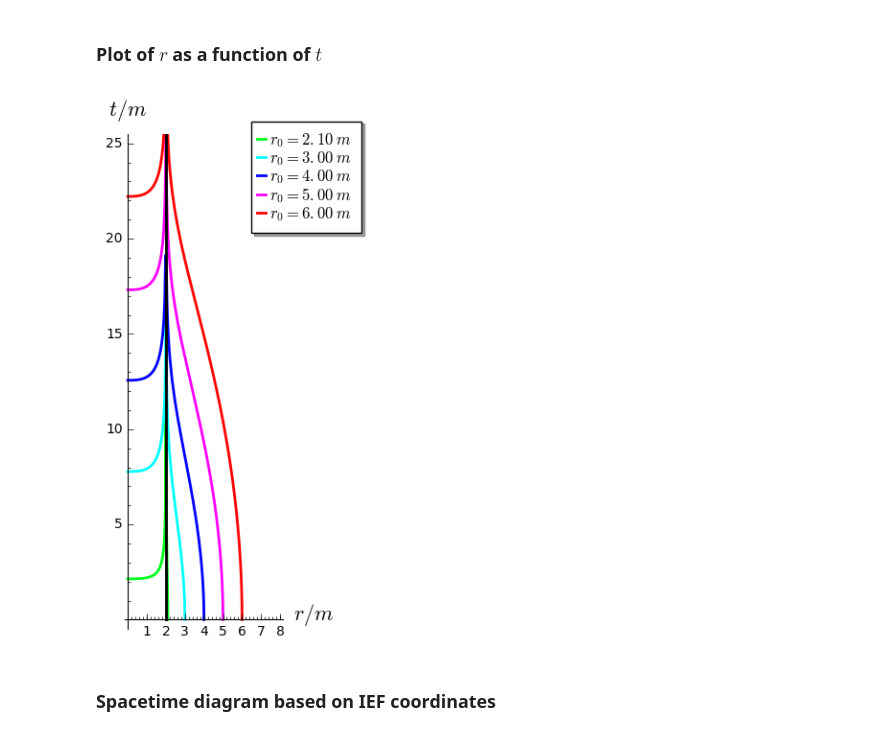
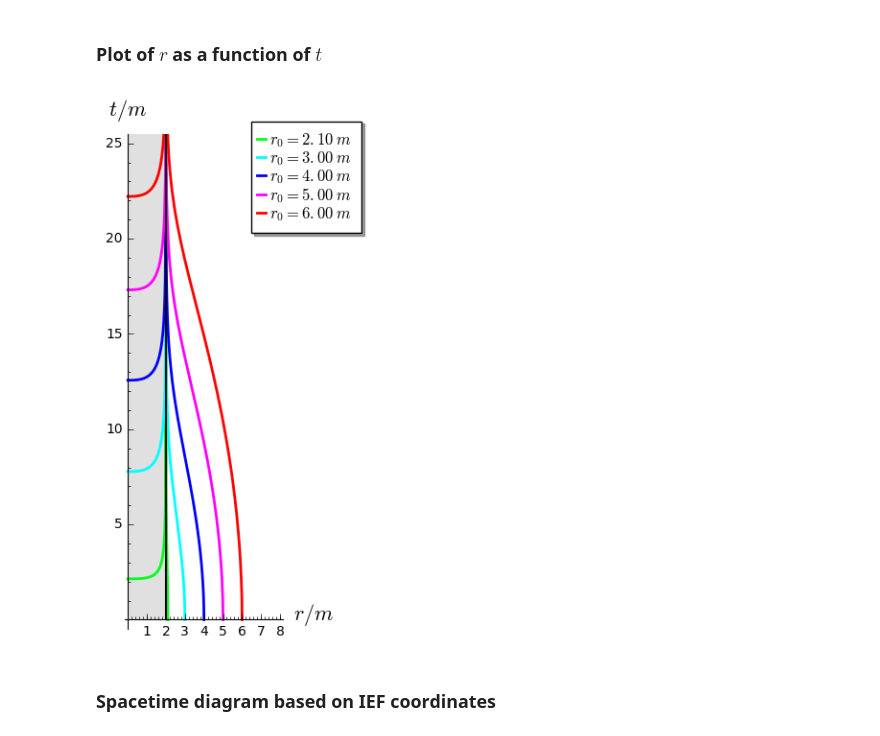
Before and after one commit to egourgoulhon/BHLectures, a Jupyter notebook: sage/ges_radial_free_fall.ipynb, the cells around one changed output. Cells and saved outputs as stored; diff of their text form; code cells hidden in the pictures.

```diff
--- a/sage/ges_radial_free_fall.ipynb
+++ b/sage/ges_radial_free_fall.ipynb
@@ -111,17 +111,18 @@ graph.save("ges_radial_infall_tau.pdf", aspect_ratio=1,
 # %%
 graph = Graphics()
 for r0_val in r0_values:
     t1 = t.subs({r0: r0_val})
     r1 = r.subs({r0: r0_val})
-    graph += parametric_plot((r1, t1), (eta, 0, pi),
+    graph += parametric_plot((r1, t1), (eta, 0, pi), plot_points=300,
                              color=hue(r0_val/6), thickness=2,
                              legend_label="$r_0 = {:.2f}\\; m$".format(float(r0_val)),
                              axes_labels=[r'$r/m$', r'$t/m$'])
-graph += line([(2,0), (2, 31)], thickness=2, color='black')
+graph += polygon([(0,0), (2,0), (2,26), (0,26)], color='lightgrey', alpha=0.7)
+graph += line([(2,0), (2, 26)], thickness=1.5, color='black')
 show(graph, xmin=0, xmax=8, ymin=0, ymax=25,
      aspect_ratio=1, legend_loc=(0.8,0.8))
 # %% [output]
-[figure, old version]
+[figure, new version]
 # %%
 graph.save("ges_radial_infall_t.pdf", xmin=0, xmax=8, ymin=0, ymax=25,
             aspect_ratio=1, legend_loc=(0.8,0.8))
```
Also changed, not shown: parts of 3 cells of this notebook, 8 other files.
